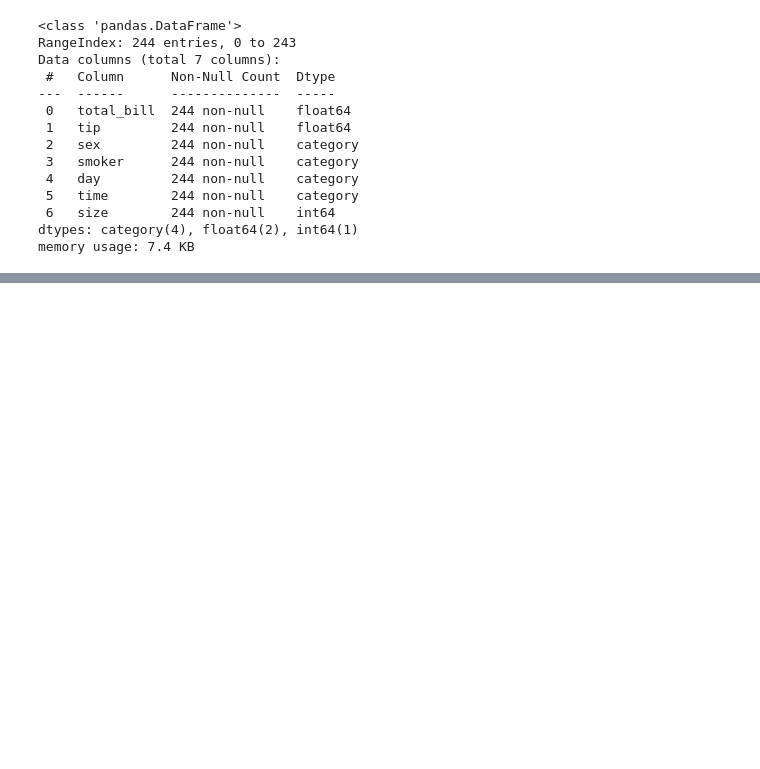
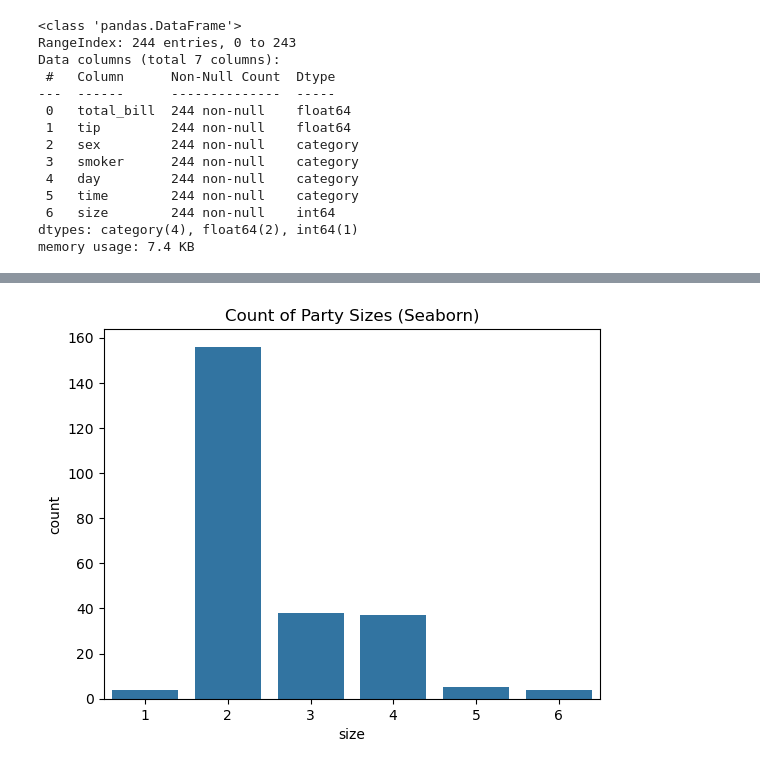
Before and after one commit to EricFriedlander/math4025sp26, a Jupyter notebook: hw/01-hw-eda.ipynb, the cells around one changed output, grey strips where cells are left out. Cells and saved outputs as stored; diff of their text form; code cells hidden in the pictures; blank space fills up the shorter version.

```diff
--- a/hw/01-hw-eda.ipynb
+++ b/hw/01-hw-eda.ipynb
@@ -46,0 +64,6 @@ tips.describe()
+# %%
+sns.countplot(data=tips, x='size')
+plt.title('Count of Party Sizes (Seaborn)')
+plt.show()
+# %% [output]
+[figure, added]
```
Also changed, not shown: parts of 11 cells of this notebook, 3 other files.
